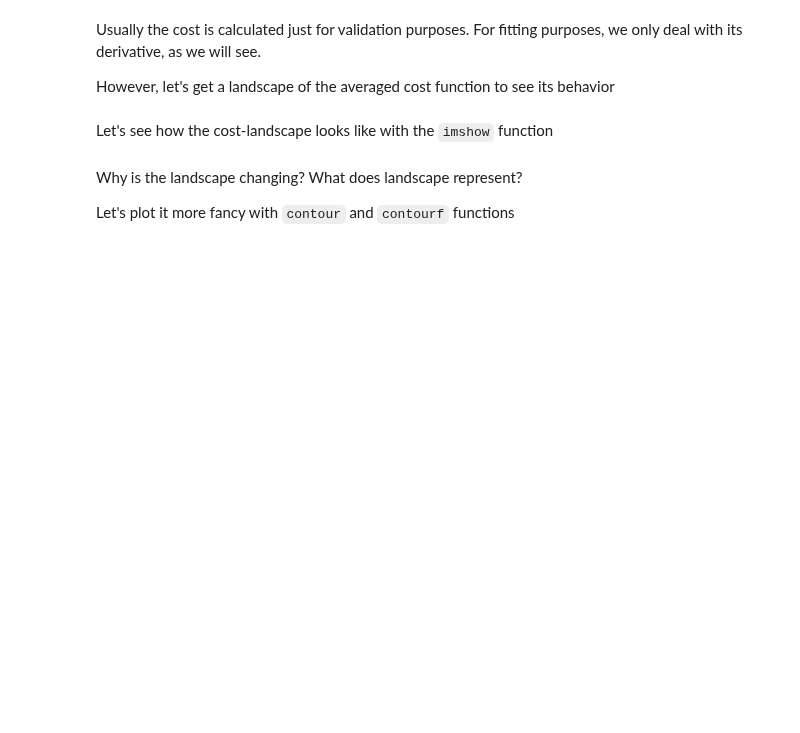
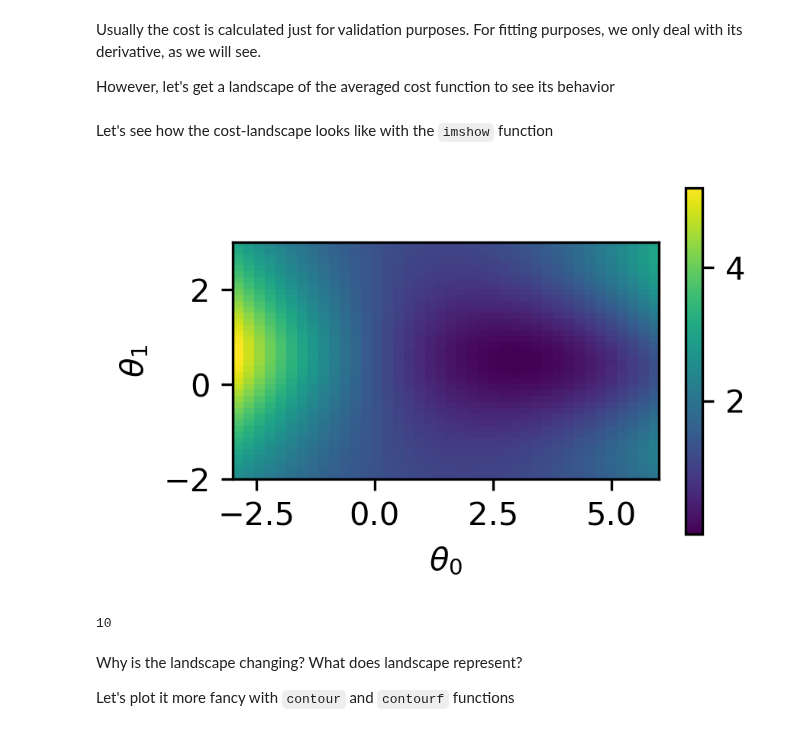
Before and after one commit to dmaluenda/hands_on_machine_learning, a Jupyter notebook: 02_Training.ipynb, the cells around one changed output. Saved outputs shown, nothing was run; the diff lists cells and outputs as text; code cells hidden in the pictures; blank space fills up the shorter version.

```diff
--- a/02_Training.ipynb
+++ b/02_Training.ipynb
@@ -211,20 +213,23 @@ def get_landscape(x):
 # %% [markdown]
 Let's see how the cost-landscape looks like with the `imshow` function
 # %%
-number_samples = 10
+number_samples = 1000
 
 for n in range(10):
     sleep(0.5)
     x = samples(number_samples)  # we generate a random sampling for X
     cost, th0s, th1s = get_landscape(x)
     clear_output(wait=True)
     plt.figure(figsize=(3, 2))
     plt.imshow(np.transpose(cost), extent=[th0s[0], th0s[-1], th1s[0], th1s[-1]])
     plt.colorbar()
     plt.xlabel(r'$\theta_0$')
     plt.ylabel(r'$\theta_1$')
     plt.show()
     print(n+1)
+# %% [output]
+[figure, added]
+10
 # %% [markdown]
 Why is the landscape changing? What does landscape represent?
 
```
Also changed, not shown: parts of 27 cells of this notebook, 4 other files.
